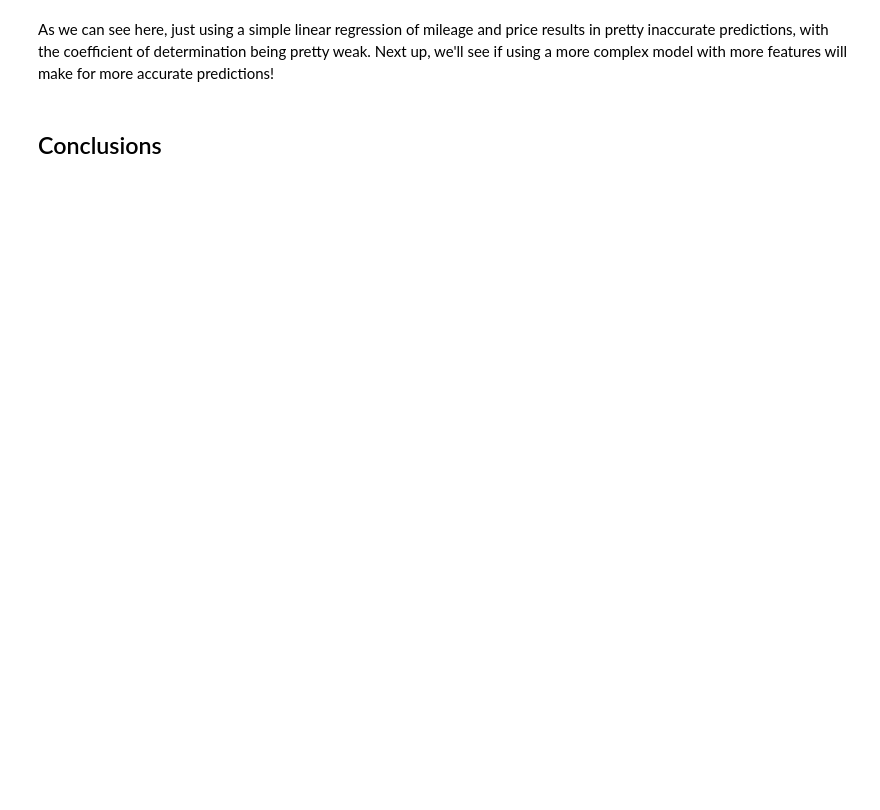
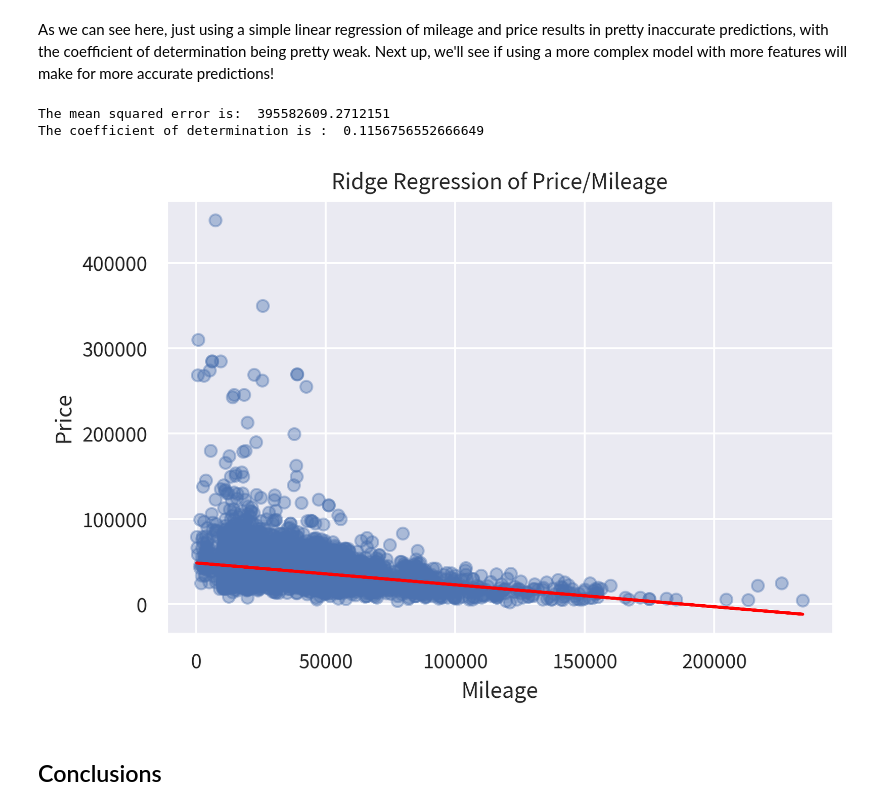
Before and after one commit to mpicard27/Picard-Portfolio-Project, a Jupyter notebook: Used_Car_Analysis.ipynb, the cells around one changed output. Saved outputs shown, nothing was run; the diff lists cells and outputs as text; code cells hidden in the pictures; blank space fills up the shorter version.

Commit message:
Added ridge penalized regression

```diff
--- a/Used_Car_Analysis.ipynb
+++ b/Used_Car_Analysis.ipynb
@@ -478,6 +478,34 @@ The coefficient of determination is :  0.12625939569284583
 As we can see here, just using a simple linear regression of mileage and price results in pretty inaccurate predictions, with the coefficient of determination being pretty weak.  Next up, we'll see if using a more complex model with more features will make for more accurate predictions!
 # %%
 #Use a more sophesticated regression in order to predict car prices
+soph = linear_model.Ridge()
+
+soph.fit(cars_train_mileage_X, cars_train_price_y)
+
+#Make a prediction of price using cars test group mileage
+cars_test_predict_ridge_y = soph.predict(cars_test_mileage_X)
+
+#Print the mean squared error of the linear regression
+print('The mean squared error is: ', mean_squared_error(cars_test_price_y, cars_test_predict_ridge_y))
+
+#Print the coefficient of determination
+print('The coefficient of determination is : ', r2_score(cars_test_price_y, cars_test_predict_ridge_y))
+
+#Graph the regression line, and the test y sample as a scatter
+plt.rcParams['figure.dpi'] = 300
+plt.rcParams['savefig.dpi'] = 300
+plt.rcParams['font.family'] = 'Source Sans Pro'
+fig2, ax = plt.subplots()
+ax.plot(cars_test_mileage_X, cars_test_predict_ridge_y, color = 'red')
+ax.scatter(cars_test_mileage_X, cars_test_price_y, alpha = 0.4)
+ax.set_xlabel('Mileage')
+ax.set_ylabel('Price')
+ax.set_title('Ridge Regression of Price/Mileage')
+plt.show()
+# %% [output]
+The mean squared error is:  395582609.2712151
+The coefficient of determination is :  0.1156756552666649
+[figure, added]
 # %%
 #Use a naive Bayes classification to predict make based on ratings
 # %% [markdown]
```
Also changed, not shown: parts of 1 cell of this notebook.
